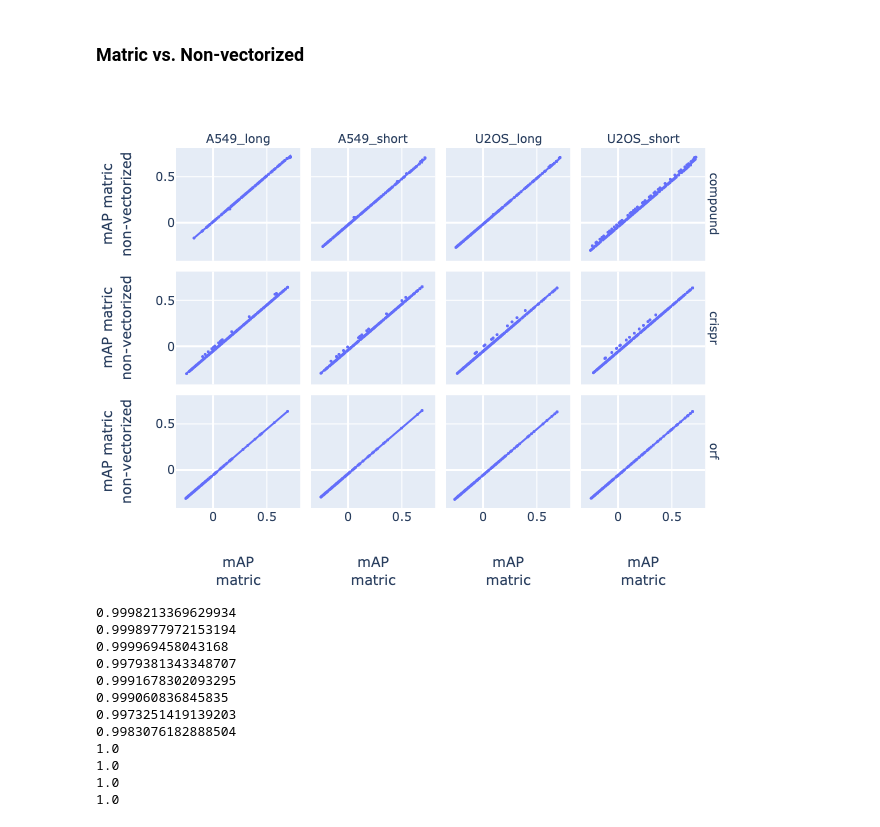
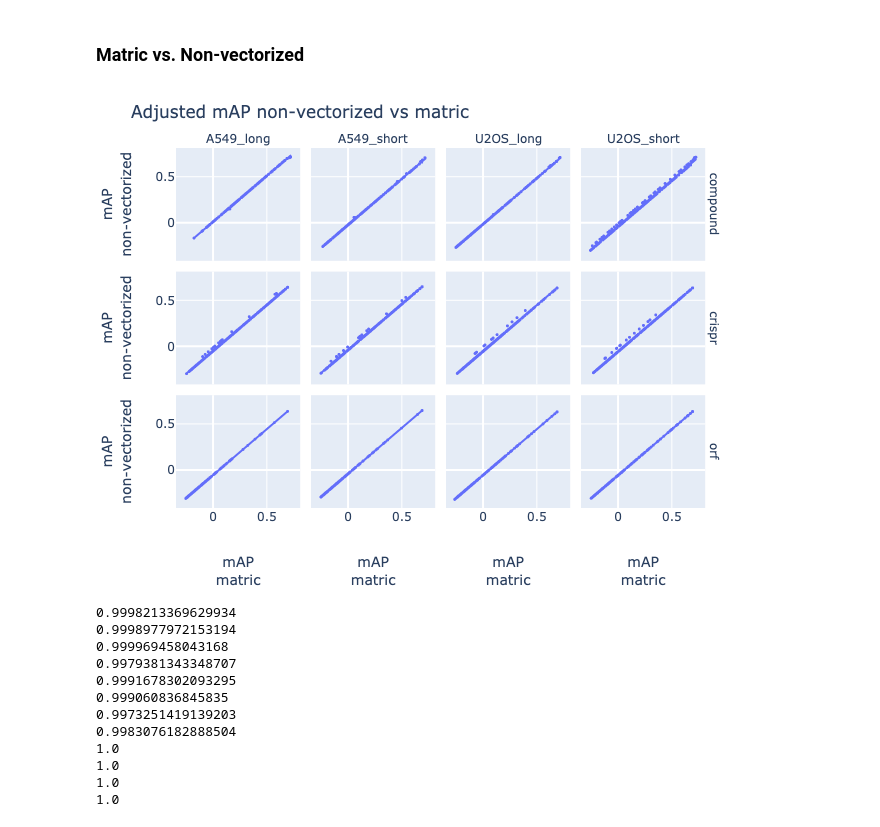
Before and after one commit to niranjchandrasekaran/compare_ap, a Jupyter notebook: 5.compare-ap.ipynb, the cells around one changed output. Cells and saved outputs as stored; diff of their text form; code cells hidden in the pictures.

```diff
--- a/5.compare-ap.ipynb
+++ b/5.compare-ap.ipynb
@@ -7,11 +7,13 @@ import plotly.express as px
 matric = pd.read_csv('output/matric-ap.csv')
 non_vectorized = pd.read_csv('output/non-vectorized-ap.csv')
 vectorized = pd.read_csv('output/vectorized-ap.csv')
+copairs = pd.read_csv('output/copairs-ap.csv')
 # %%
 # Merge data frames
 
 matric_non_vectorized = matric.merge(non_vectorized, on =['Metadata_Perturbation', 'Cell_Time', 'Metadata_broad_sample'], how='inner')
 matric_vectorized = matric.merge(vectorized, on =['Metadata_Perturbation', 'Cell_Time', 'Metadata_broad_sample'], how='inner')
+matric_copairs = matric.merge(copairs, on =['Metadata_Perturbation', 'Cell_Time', 'Metadata_broad_sample'], how='inner')
 # %% [markdown]
 ## Compare APs
 # %% [markdown]
@@ -76,13 +79,14 @@ fig = px.scatter(
 
 fig.update_traces(marker=dict(size=3))
 fig.update_layout(
+    title="mAP vectorized vs matric",
     xaxis1=dict(title="mAP<br>matric"),
     xaxis2=dict(title="mAP<br>matric"),
     xaxis3=dict(title="mAP<br>matric"),
     xaxis4=dict(title="mAP<br>matric"),
-    yaxis1=dict(title="mAP matric<br>vectorized"),
-    yaxis5=dict(title="mAP matric<br>vectorized"),
-    yaxis9=dict(title="mAP matric<br>vectorized"),
+    yaxis1=dict(title="mAP<br>vectorized"),
+    yaxis5=dict(title="mAP<br>vectorized"),
+    yaxis9=dict(title="mAP<br>vectorized"),
 )
 
 fig.for_each_annotation(
@@ -94,0 +119,27 @@ fig.show("png")
+# %%
+fig = px.scatter(
+    matric_copairs,
+    x="mAP_x",
+    y="mAP_y",
+    facet_col="Cell_Time",
+    facet_row="Metadata_Perturbation",
+    trendline="ols",
+)
+
+fig.update_traces(marker=dict(size=3))
+fig.update_layout(
+    title="mAP copairs vs matric",
+    xaxis1=dict(title="mAP<br>matric"),
+    xaxis2=dict(title="mAP<br>matric"),
+    xaxis3=dict(title="mAP<br>matric"),
+    xaxis4=dict(title="mAP<br>matric"),
+    yaxis1=dict(title="mAP<br>copairs"),
+    yaxis5=dict(title="mAP<br>copairs"),
+    yaxis9=dict(title="mAP<br>copairs"),
+)
+
+fig.for_each_annotation(
+    lambda a: a.update(text=a.text.replace("Metadata_Perturbation=", ""))
+)
+fig.for_each_annotation(lambda a: a.update(text=a.text.replace("Cell_Time=", "")))
+fig.show("png")
@@ -117,31 +170,32 @@ for i in range(0,12):
 # %%
 fig = px.scatter(
     matric_non_vectorized,
     x="adjusted_mAP_x",
     y="adjusted_mAP_y",
     facet_col="Cell_Time",
     facet_row="Metadata_Perturbation",
     trendline="ols",
 )
 
 fig.update_traces(marker=dict(size=3))
 fig.update_layout(
+    title="Adjusted mAP non-vectorized vs matric",
     xaxis1=dict(title="mAP<br>matric"),
     xaxis2=dict(title="mAP<br>matric"),
     xaxis3=dict(title="mAP<br>matric"),
     xaxis4=dict(title="mAP<br>matric"),
-    yaxis1=dict(title="mAP matric<br>non-vectorized"),
-    yaxis5=dict(title="mAP matric<br>non-vectorized"),
-    yaxis9=dict(title="mAP matric<br>non-vectorized"),
+    yaxis1=dict(title="mAP<br>non-vectorized"),
+    yaxis5=dict(title="mAP<br>non-vectorized"),
+    yaxis9=dict(title="mAP<br>non-vectorized"),
 )
 
 fig.for_each_annotation(
     lambda a: a.update(text=a.text.replace("Metadata_Perturbation=", ""))
 )
 fig.for_each_annotation(lambda a: a.update(text=a.text.replace("Cell_Time=", "")))
 fig.show("png")
 # %% [output]
-[figure, old version]
+[figure, new version]
 # %%
 # R-squared values
 
```
Also changed, not shown: parts of 6 cells of this notebook, 2 other files.
